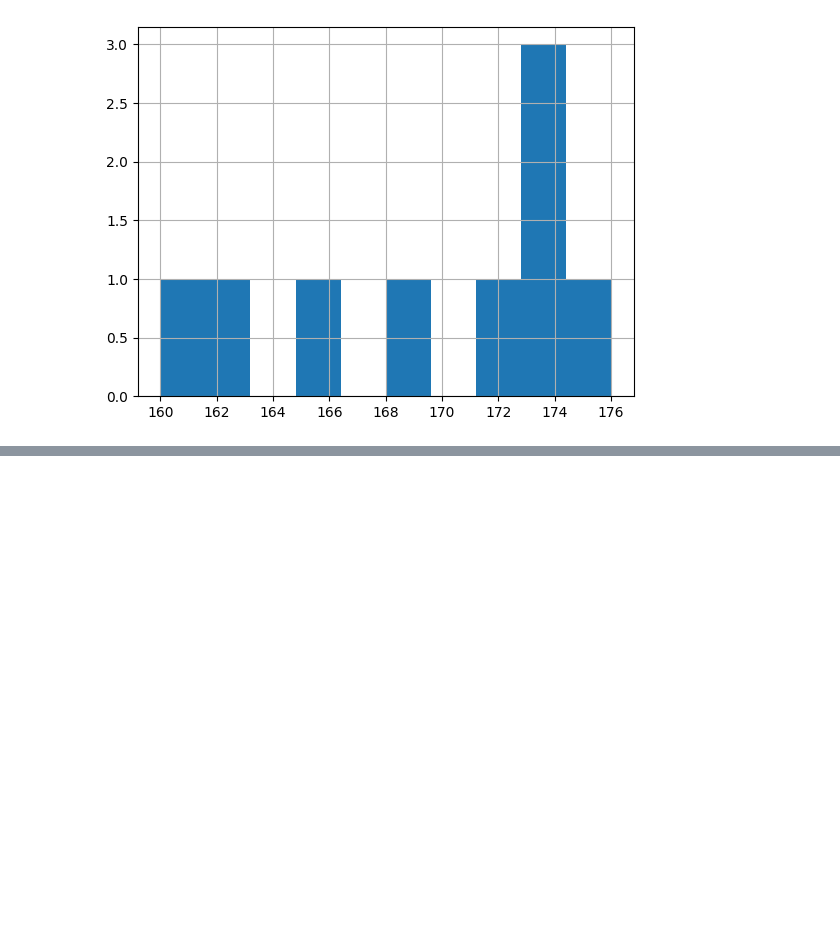
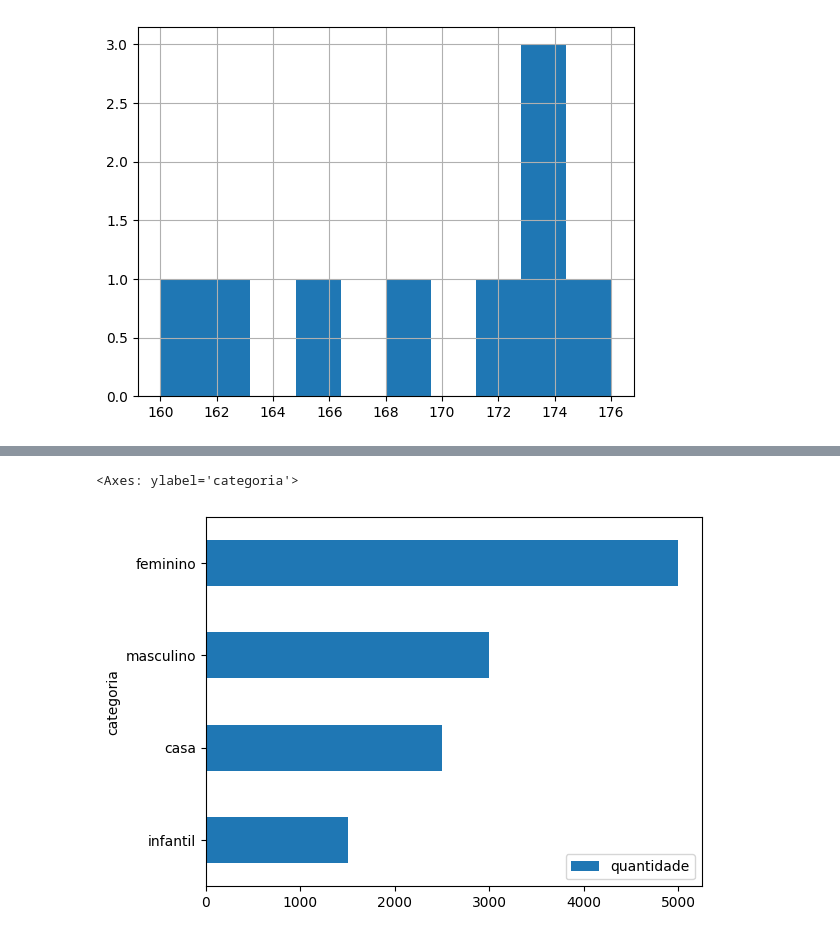
Before and after one commit to DevPedroHB/estatistica-devs, a Jupyter notebook: estatistica-devs.ipynb, the cells around one changed output, grey strips where cells are left out. Saved outputs shown, nothing was run; the diff lists cells and outputs as text; code cells hidden in the pictures; blank space fills up the shorter version.

```diff
--- a/estatistica-devs.ipynb
+++ b/estatistica-devs.ipynb
@@ -134,0 +177,6 @@ df_medidas["altura"].hist()
+# %%
+# Gráfico de Barras Horizontal - Quantidade (ordenado)
+df_vendas.sort_values("quantidade").plot.barh(x = "categoria", y = "quantidade")
+# %% [output]
+<Axes: ylabel='categoria'>
+[figure, added]
```
Also changed, not shown: parts of 8 cells of this notebook.
